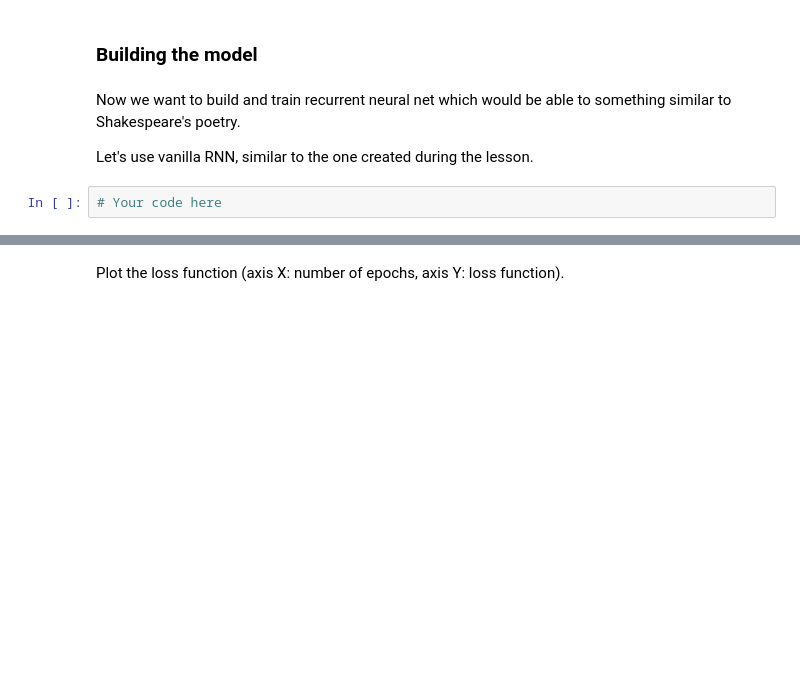
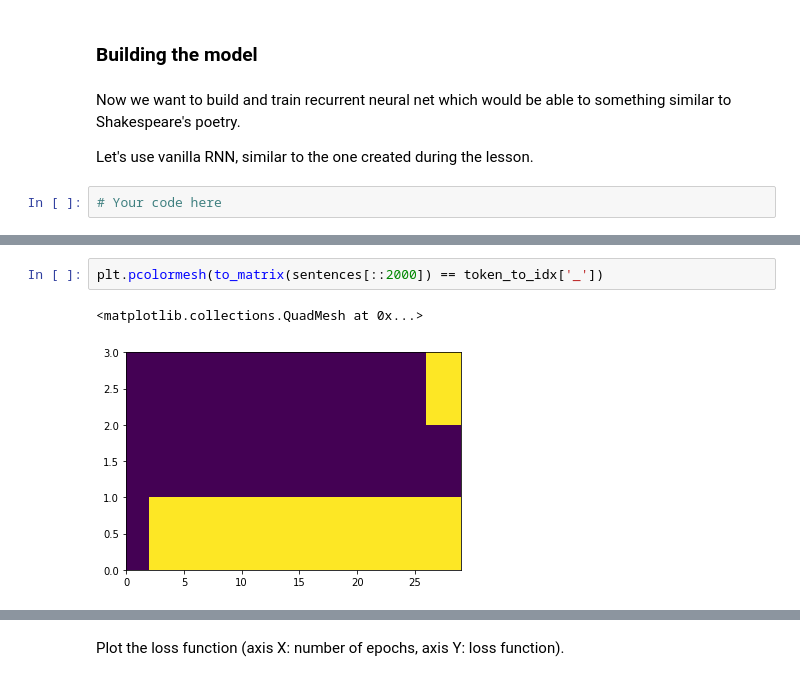
Before and after one commit to NikOrlov/ml_made, a Jupyter notebook: LAB02/Lab2_DL_part3_poetry.ipynb, the cells around one changed output, grey strips where cells are left out. Drawn from its saved outputs; the diff is of its cells as text; blank space fills up the shorter version.

```diff
--- a/LAB02/Lab2_DL_part3_poetry.ipynb
+++ b/LAB02/Lab2_DL_part3_poetry.ipynb
@@ -136,0 +212,5 @@ Let's use vanilla RNN, similar to the one created during the lesson.
+# %%
+plt.pcolormesh(to_matrix(sentences[::2000]) == token_to_idx['_'])
+# %% [output]
+<matplotlib.collections.QuadMesh at 0x...>
+[figure, added]
```
Also changed, not shown: parts of 28 cells of this notebook.
